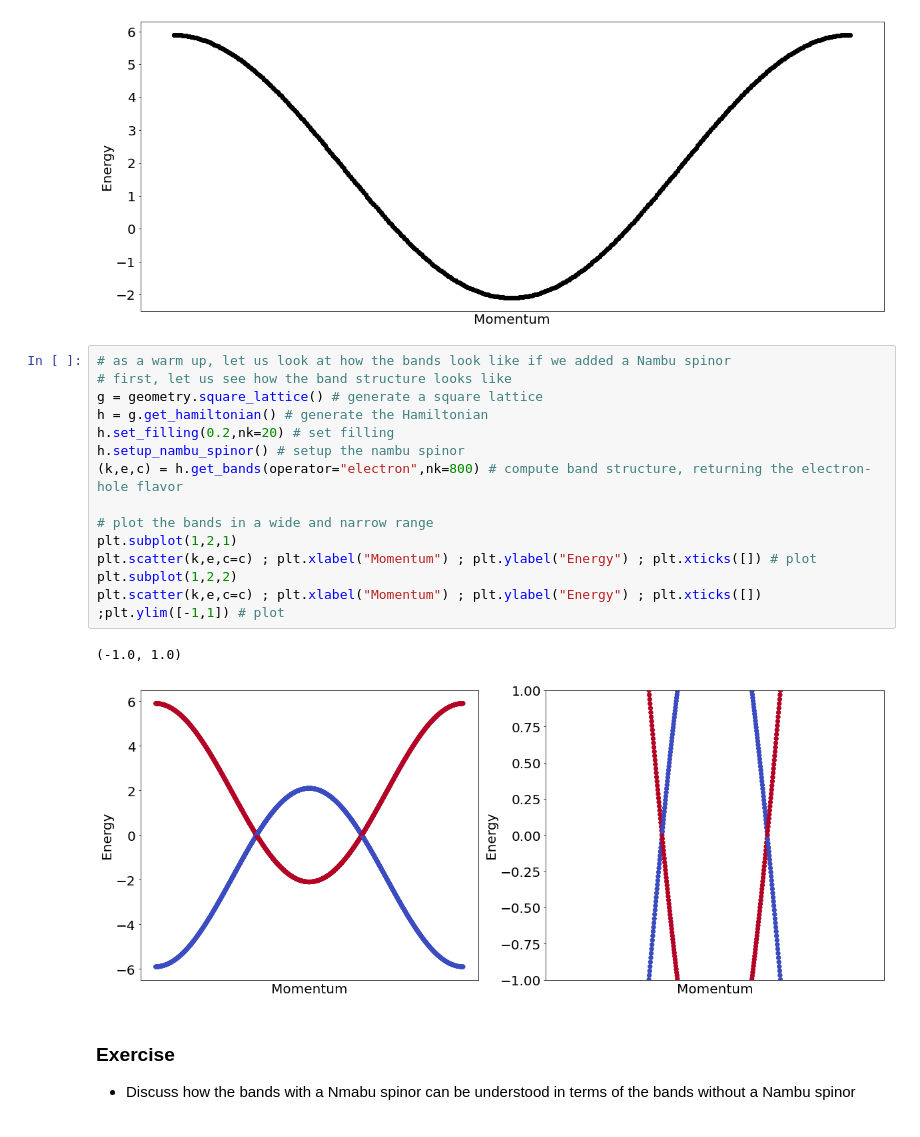
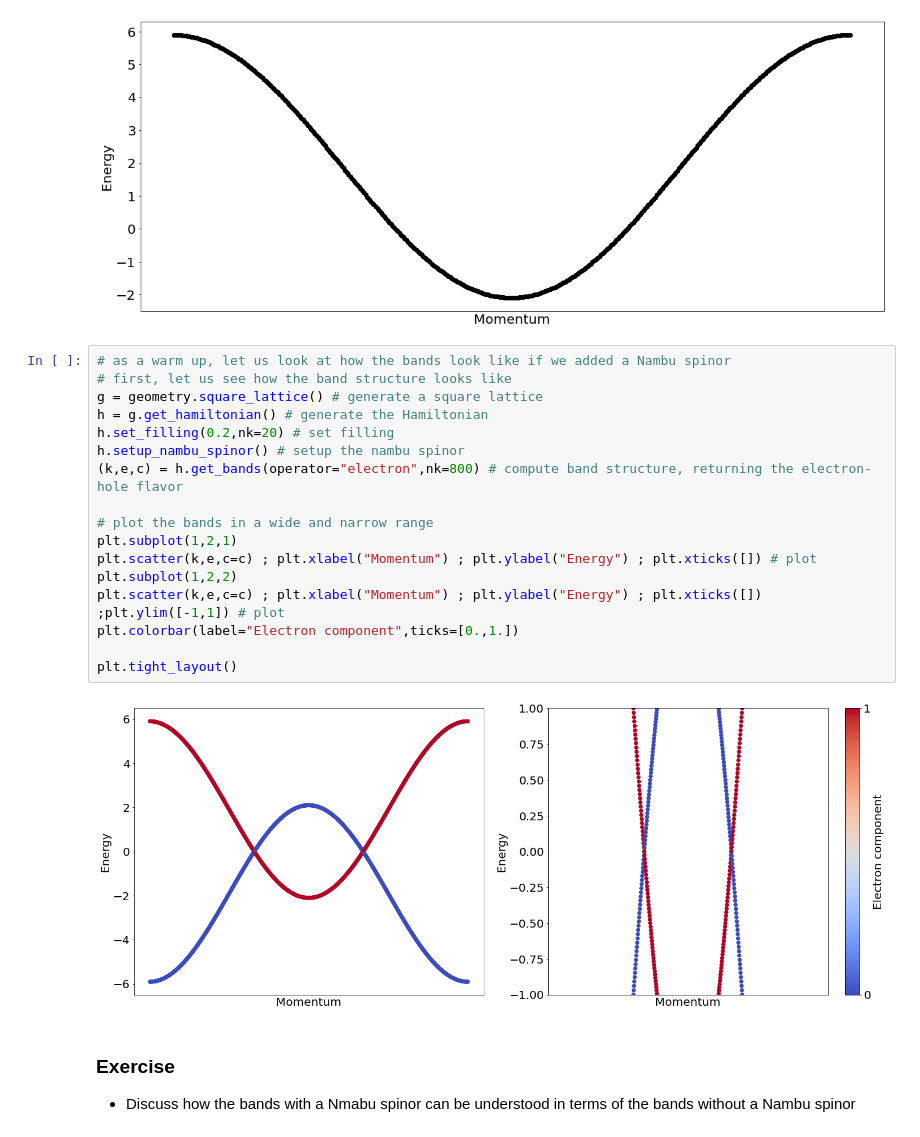
Before and after one commit to joselado/jyvaskyla_summer_school_2022, a Jupyter notebook: sessions/session2.ipynb, the cells around one changed output. Cells and saved outputs as stored; diff of their text form.

```diff
--- a/sessions/session2.ipynb
+++ b/sessions/session2.ipynb
@@ -49,20 +76,22 @@ plt.scatter(k,e,c="black") ; plt.xlabel("Momentum") ; plt.ylabel("Energy") ; plt
 # %%
 # as a warm up, let us look at how the bands look like if we added a Nambu spinor
 # first, let us see how the band structure looks like
 g = geometry.square_lattice() # generate a square lattice
 h = g.get_hamiltonian() # generate the Hamiltonian
 h.set_filling(0.2,nk=20) # set filling
 h.setup_nambu_spinor() # setup the nambu spinor
 (k,e,c) = h.get_bands(operator="electron",nk=800) # compute band structure, returning the electron-hole flavor
 
 # plot the bands in a wide and narrow range
 plt.subplot(1,2,1)
 plt.scatter(k,e,c=c) ; plt.xlabel("Momentum") ; plt.ylabel("Energy") ; plt.xticks([]) # plot
 plt.subplot(1,2,2)
 plt.scatter(k,e,c=c) ; plt.xlabel("Momentum") ; plt.ylabel("Energy") ; plt.xticks([]) ;plt.ylim([-1,1]) # plot
+plt.colorbar(label="Electron component",ticks=[0.,1.])
+
+plt.tight_layout()
 # %% [output]
-(-1.0, 1.0)
-[figure, old version]
+[figure, new version]
 # %% [markdown]
 ### Exercise
 - Discuss how the bands with a Nmabu spinor can be understood in terms of the bands without a Nambu spinor
```
Also changed, not shown: parts of 14 cells of this notebook, 2 other files.
